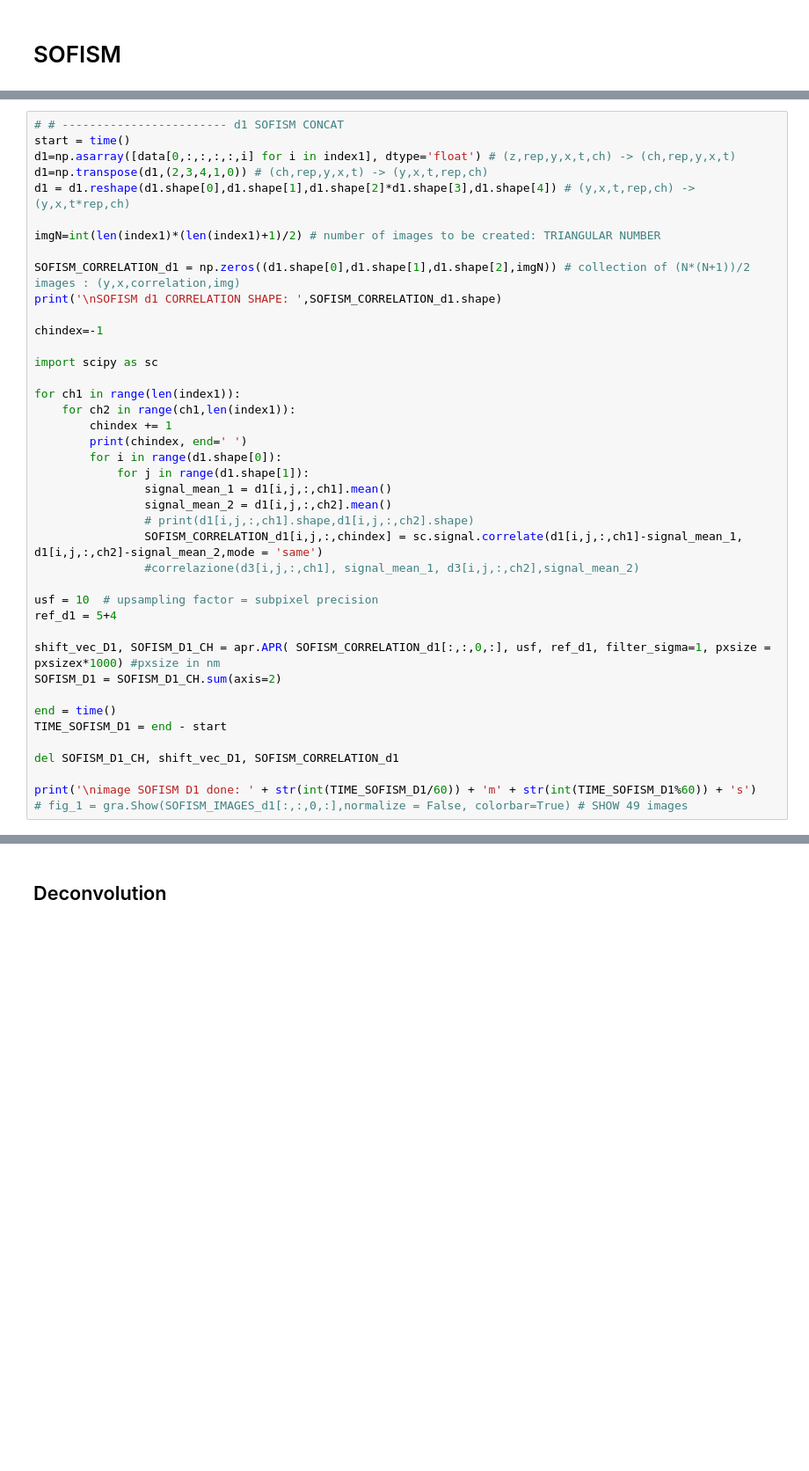
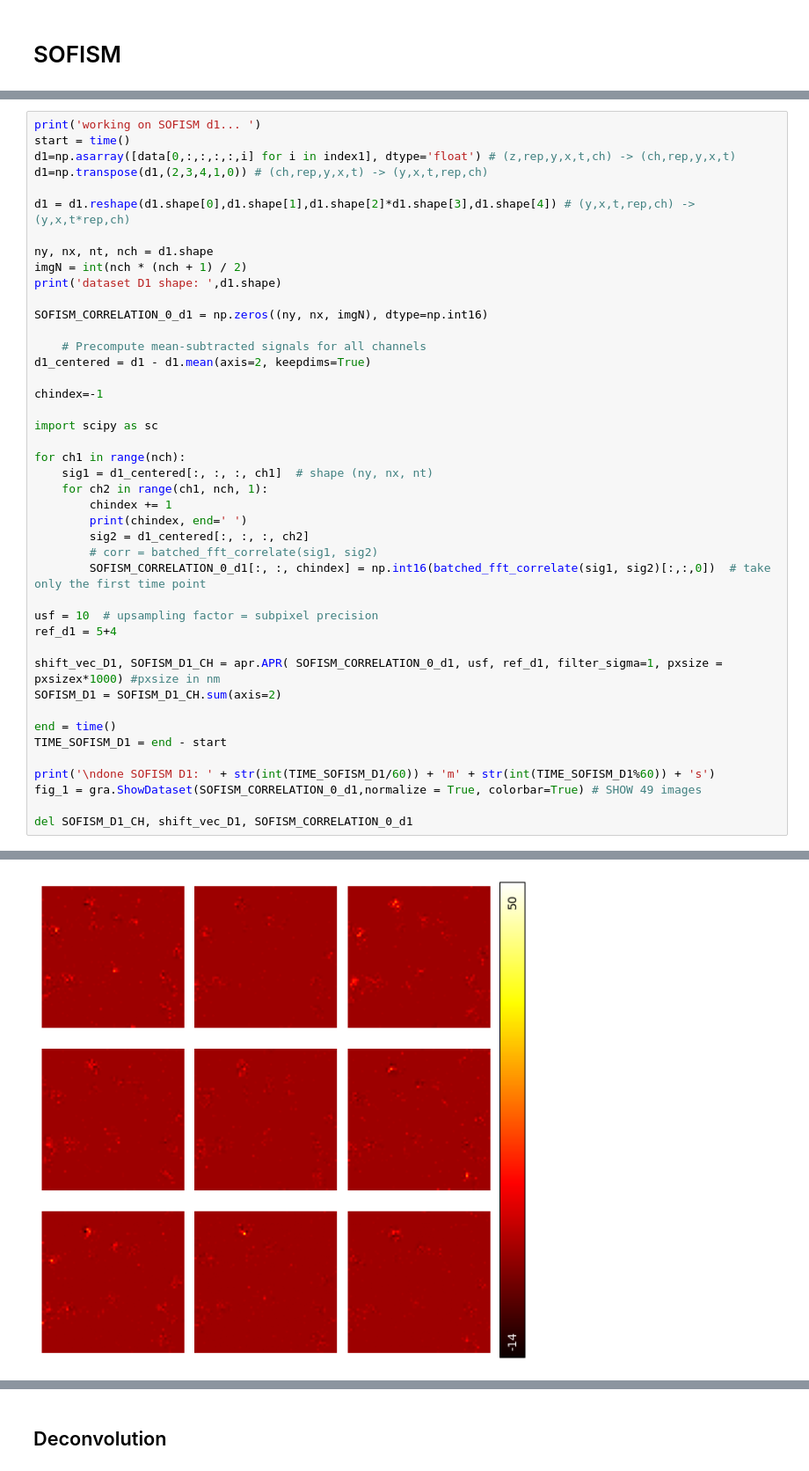
Before and after one commit to CarminatiGiovanni/tesi, a Jupyter notebook: SOFI_ISM_SOFISM GIO FAST.ipynb, the cells around one changed output, grey strips where cells are left out. Shown at 88% size. Drawn from its saved outputs; the diff is of its cells as text; blank space fills up the shorter version.

```diff
--- a/SOFI_ISM_SOFISM GIO FAST.ipynb
+++ b/SOFI_ISM_SOFISM GIO FAST.ipynb
@@ -685,42 +704,44 @@ plt.show()
 # %%
-# # ------------------------ d1 SOFISM CONCAT
+print('working on SOFISM d1... ')
 start = time()
 d1=np.asarray([data[0,:,:,:,:,i] for i in index1], dtype='float') # (z,rep,y,x,t,ch) -> (ch,rep,y,x,t)
 d1=np.transpose(d1,(2,3,4,1,0)) # (ch,rep,y,x,t) -> (y,x,t,rep,ch)
+
 d1 = d1.reshape(d1.shape[0],d1.shape[1],d1.shape[2]*d1.shape[3],d1.shape[4]) # (y,x,t,rep,ch) ->  (y,x,t*rep,ch)
 
-imgN=int(len(index1)*(len(index1)+1)/2) # number of images to be created: TRIANGULAR NUMBER
+ny, nx, nt, nch = d1.shape
+imgN = int(nch * (nch + 1) / 2)
+print('dataset D1 shape: ',d1.shape)
 
-SOFISM_CORRELATION_d1 = np.zeros((d1.shape[0],d1.shape[1],d1.shape[2],imgN)) # collection of (N*(N+1))/2 images : (y,x,correlation,img)
-print('\nSOFISM d1 CORRELATION SHAPE: ',SOFISM_CORRELATION_d1.shape)
+SOFISM_CORRELATION_0_d1 = np.zeros((ny, nx, imgN), dtype=np.int16)
+
+    # Precompute mean-subtracted signals for all channels
+d1_centered = d1 - d1.mean(axis=2, keepdims=True)
 
 chindex=-1
 
 import scipy as sc
 
-for ch1 in range(len(index1)):
-    for ch2 in range(ch1,len(index1)):
+for ch1 in range(nch):
+    sig1 = d1_centered[:, :, :, ch1]  # shape (ny, nx, nt)
+    for ch2 in range(ch1, nch, 1):
         chindex += 1
         print(chindex, end=' ')
-        for i in range(d1.shape[0]):
-            for j in range(d1.shape[1]):
-                signal_mean_1 = d1[i,j,:,ch1].mean()
-                signal_mean_2 = d1[i,j,:,ch2].mean()
-                # print(d1[i,j,:,ch1].shape,d1[i,j,:,ch2].shape)
-                SOFISM_CORRELATION_d1[i,j,:,chindex] = sc.signal.correlate(d1[i,j,:,ch1]-signal_mean_1, d1[i,j,:,ch2]-signal_mean_2,mode = 'same')
-                #correlazione(d3[i,j,:,ch1], signal_mean_1, d3[i,j,:,ch2],signal_mean_2)
+        sig2 = d1_centered[:, :, :, ch2]
+        # corr = batched_fft_correlate(sig1, sig2)
+        SOFISM_CORRELATION_0_d1[:, :, chindex] = np.int16(batched_fft_correlate(sig1, sig2)[:,:,0])  # take only the first time point
 
 usf = 10  # upsampling factor = subpixel precision
 ref_d1 = 5+4
 
-shift_vec_D1, SOFISM_D1_CH = apr.APR( SOFISM_CORRELATION_d1[:,:,0,:], usf, ref_d1, filter_sigma=1, pxsize = pxsizex*1000) #pxsize in nm
+shift_vec_D1, SOFISM_D1_CH = apr.APR( SOFISM_CORRELATION_0_d1, usf, ref_d1, filter_sigma=1, pxsize = pxsizex*1000) #pxsize in nm
 SOFISM_D1 = SOFISM_D1_CH.sum(axis=2)
 
 end = time()
 TIME_SOFISM_D1 = end - start
 
-del SOFISM_D1_CH, shift_vec_D1, SOFISM_CORRELATION_d1
+print('\ndone SOFISM D1: ' + str(int(TIME_SOFISM_D1/60)) + 'm' + str(int(TIME_SOFISM_D1%60)) + 's')
+fig_1 = gra.ShowDataset(SOFISM_CORRELATION_0_d1,normalize = True, colorbar=True) # SHOW 49 images
 
-print('\nimage SOFISM D1 done: ' + str(int(TIME_SOFISM_D1/60)) + 'm' + str(int(TIME_SOFISM_D1%60)) + 's')
-# fig_1 = gra.Show(SOFISM_IMAGES_d1[:,:,0,:],normalize = False, colorbar=True) # SHOW 49 images
+del SOFISM_D1_CH, shift_vec_D1, SOFISM_CORRELATION_0_d1
 # %% [output]
@@ -730 +752,2 @@ image SOFISM D1 done: 0m24s
+[figure, added]
 # %%
```
Also changed, not shown: parts of 60 cells of this notebook, 18 other files.
